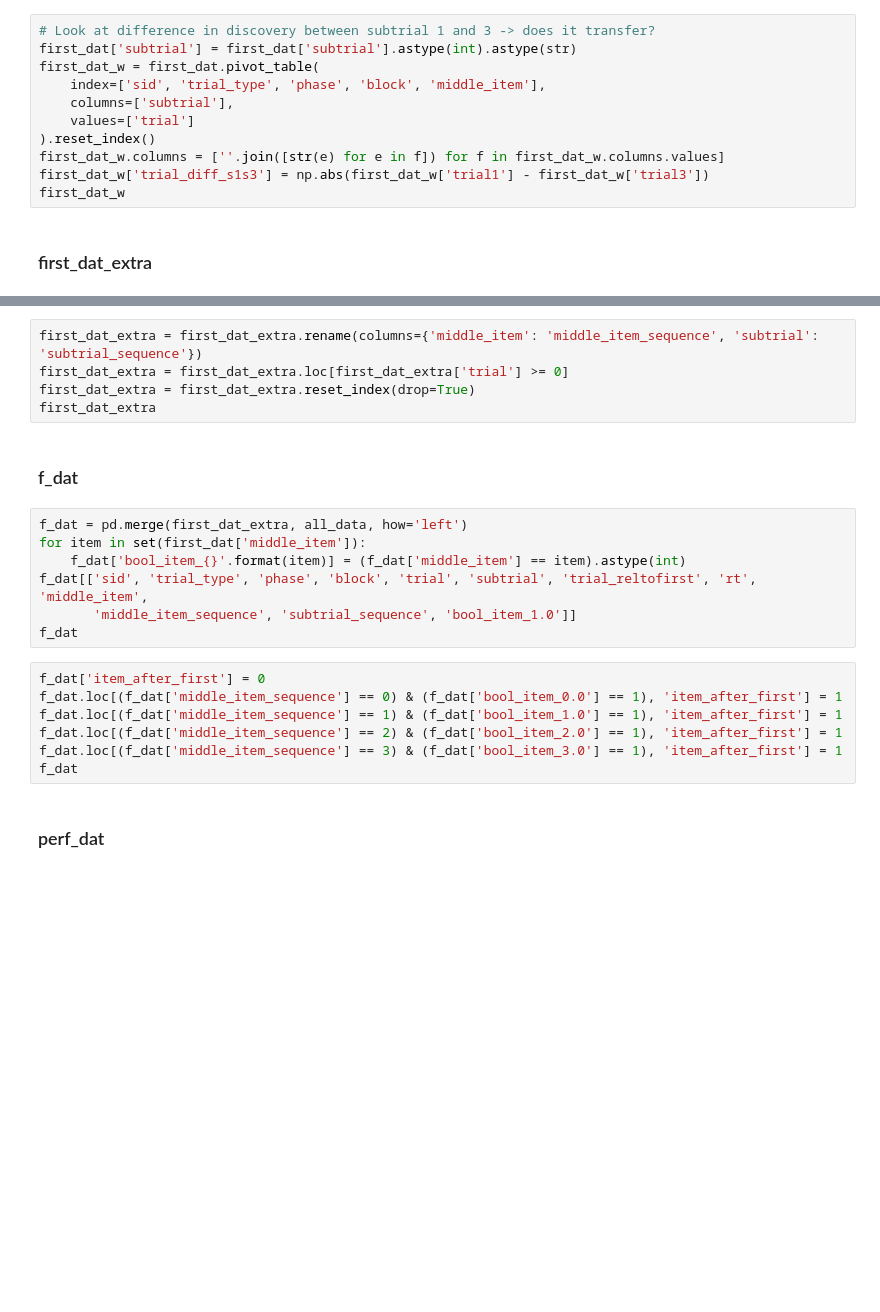
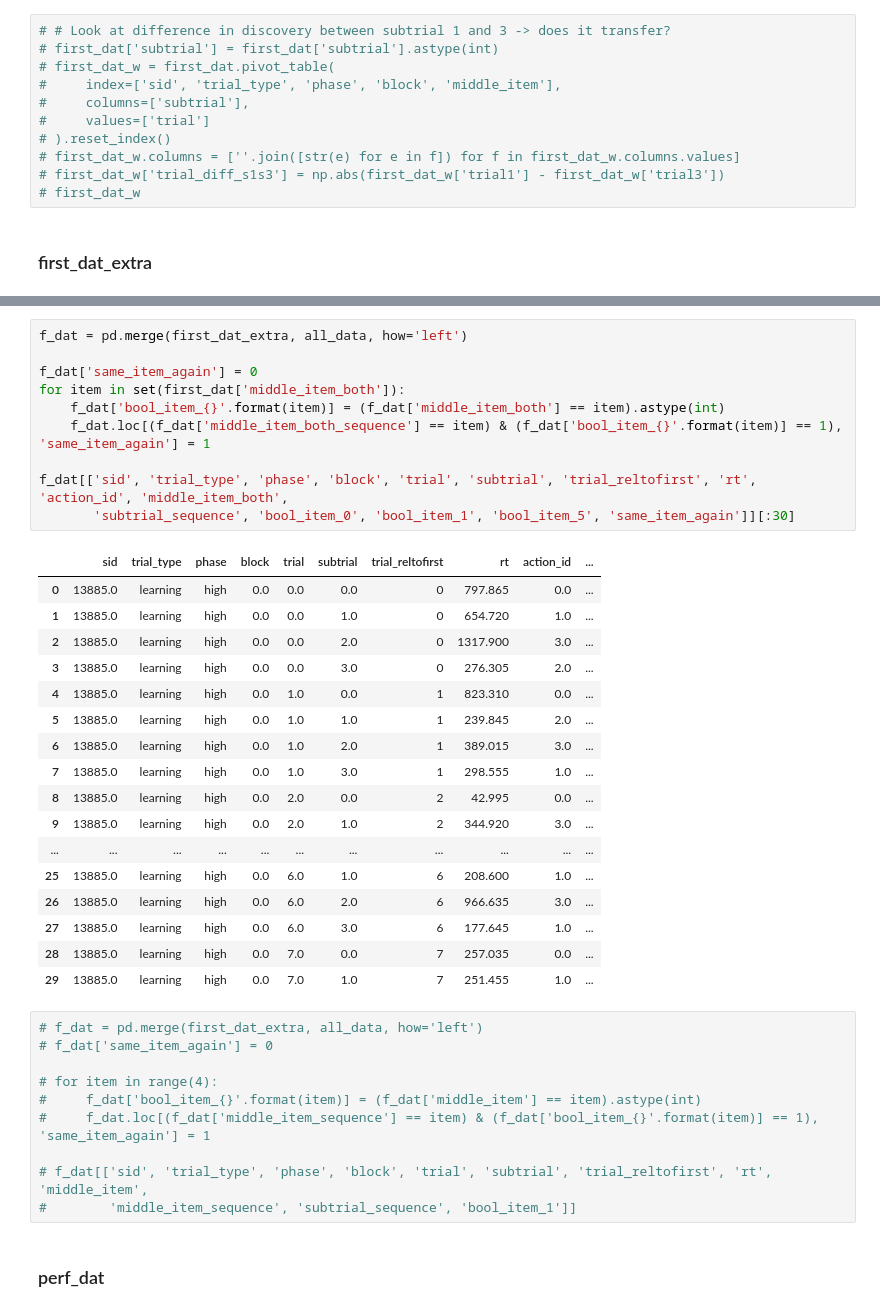
Before and after one commit to MariaEckstein/CHaRLy, a Jupyter notebook: CHaRLy_AmyData2-1.04ZoomingInOnLearningSequences.ipynb, the cells around one changed output, grey strips where cells are left out. Drawn from its saved outputs; the diff is of its cells as text; blank space fills up the shorter version.

```diff
--- a/CHaRLy_AmyData2-1.04ZoomingInOnLearningSequences.ipynb
+++ b/CHaRLy_AmyData2-1.04ZoomingInOnLearningSequences.ipynb
@@ -41,16 +247,16 @@ first_dat_high
 # %% [markdown]
 ### first_dat_w
 # %%
-# Look at difference in discovery between subtrial 1 and 3 -> does it transfer?
-first_dat['subtrial'] = first_dat['subtrial'].astype(int).astype(str)
-first_dat_w = first_dat.pivot_table(
-    index=['sid', 'trial_type', 'phase', 'block', 'middle_item'],
-    columns=['subtrial'],
-    values=['trial']
-).reset_index()
-first_dat_w.columns = [''.join([str(e) for e in f]) for f in first_dat_w.columns.values]
-first_dat_w['trial_diff_s1s3'] = np.abs(first_dat_w['trial1'] - first_dat_w['trial3'])
-first_dat_w
+# # Look at difference in discovery between subtrial 1 and 3 -> does it transfer?
+# first_dat['subtrial'] = first_dat['subtrial'].astype(int)
+# first_dat_w = first_dat.pivot_table(
+#     index=['sid', 'trial_type', 'phase', 'block', 'middle_item'],
+#     columns=['subtrial'],
+#     values=['trial']
+# ).reset_index()
+# first_dat_w.columns = [''.join([str(e) for e in f]) for f in first_dat_w.columns.values]
+# first_dat_w['trial_diff_s1s3'] = np.abs(first_dat_w['trial1'] - first_dat_w['trial3'])
+# first_dat_w
 # %% [markdown]
 ### first_dat_extra
 # %%
@@ -71,24 +277,41 @@ for row_i in range(first_dat.shape[0]):
-# %%
-first_dat_extra = first_dat_extra.rename(columns={'middle_item': 'middle_item_sequence', 'subtrial': 'subtrial_sequence'})
-first_dat_extra = first_dat_extra.loc[first_dat_extra['trial'] >= 0]
-first_dat_extra = first_dat_extra.reset_index(drop=True)
-first_dat_extra
-# %% [markdown]
-### f_dat
+# %%
+f_dat = pd.merge(first_dat_extra, all_data, how='left')
+
+f_dat['same_item_again'] = 0
+for item in set(first_dat['middle_item_both']):
+    f_dat['bool_item_{}'.format(item)] = (f_dat['middle_item_both'] == item).astype(int)
+    f_dat.loc[(f_dat['middle_item_both_sequence'] == item) & (f_dat['bool_item_{}'.format(item)] == 1), 'same_item_again'] = 1
+
+f_dat[['sid', 'trial_type', 'phase', 'block', 'trial', 'subtrial', 'trial_reltofirst', 'rt', 'action_id', 'middle_item_both',
+       'subtrial_sequence', 'bool_item_0', 'bool_item_1', 'bool_item_5', 'same_item_again']][:30]
+# %% [output]
+|  | sid | trial_type | phase | block | trial | subtrial | trial_reltofirst | rt | action_id | ... |
+| 0 | 13885.0 | learning | high | 0.0 | 0.0 | 0.0 | 0 | 797.865 | 0.0 | ... |
+| 1 | 13885.0 | learning | high | 0.0 | 0.0 | 1.0 | 0 | 654.720 | 1.0 | ... |
+| 2 | 13885.0 | learning | high | 0.0 | 0.0 | 2.0 | 0 | 1317.900 | 3.0 | ... |
+| 3 | 13885.0 | learning | high | 0.0 | 0.0 | 3.0 | 0 | 276.305 | 2.0 | ... |
+| 4 | 13885.0 | learning | high | 0.0 | 1.0 | 0.0 | 1 | 823.310 | 0.0 | ... |
+| 5 | 13885.0 | learning | high | 0.0 | 1.0 | 1.0 | 1 | 239.845 | 2.0 | ... |
+| 6 | 13885.0 | learning | high | 0.0 | 1.0 | 2.0 | 1 | 389.015 | 3.0 | ... |
+| 7 | 13885.0 | learning | high | 0.0 | 1.0 | 3.0 | 1 | 298.555 | 1.0 | ... |
+| 8 | 13885.0 | learning | high | 0.0 | 2.0 | 0.0 | 2 | 42.995 | 0.0 | ... |
+| 9 | 13885.0 | learning | high | 0.0 | 2.0 | 1.0 | 2 | 344.920 | 3.0 | ... |
+| ... | ... | ... | ... | ... | ... | ... | ... | ... | ... | ... |
+| 25 | 13885.0 | learning | high | 0.0 | 6.0 | 1.0 | 6 | 208.600 | 1.0 | ... |
+| 26 | 13885.0 | learning | high | 0.0 | 6.0 | 2.0 | 6 | 966.635 | 3.0 | ... |
+| 27 | 13885.0 | learning | high | 0.0 | 6.0 | 3.0 | 6 | 177.645 | 1.0 | ... |
+| 28 | 13885.0 | learning | high | 0.0 | 7.0 | 0.0 | 7 | 257.035 | 0.0 | ... |
+| 29 | 13885.0 | learning | high | 0.0 | 7.0 | 1.0 | 7 | 251.455 | 1.0 | ... |
 # %%
-f_dat = pd.merge(first_dat_extra, all_data, how='left')
-for item in set(first_dat['middle_item']):
-    f_dat['bool_item_{}'.format(item)] = (f_dat['middle_item'] == item).astype(int)
-f_dat[['sid', 'trial_type', 'phase', 'block', 'trial', 'subtrial', 'trial_reltofirst', 'rt', 'middle_item',
-       'middle_item_sequence', 'subtrial_sequence', 'bool_item_1.0']]
-f_dat
+# f_dat = pd.merge(first_dat_extra, all_data, how='left')
+# f_dat['same_item_again'] = 0
+
+# for item in range(4):
+#     f_dat['bool_item_{}'.format(item)] = (f_dat['middle_item'] == item).astype(int)
+#     f_dat.loc[(f_dat['middle_item_sequence'] == item) & (f_dat['bool_item_{}'.format(item)] == 1), 'same_item_again'] = 1
+
+# f_dat[['sid', 'trial_type', 'phase', 'block', 'trial', 'subtrial', 'trial_reltofirst', 'rt', 'middle_item',
+#        'middle_item_sequence', 'subtrial_sequence', 'bool_item_1']]
-# %%
-f_dat['item_after_first'] = 0
-f_dat.loc[(f_dat['middle_item_sequence'] == 0) & (f_dat['bool_item_0.0'] == 1), 'item_after_first'] = 1
-f_dat.loc[(f_dat['middle_item_sequence'] == 1) & (f_dat['bool_item_1.0'] == 1), 'item_after_first'] = 1
-f_dat.loc[(f_dat['middle_item_sequence'] == 2) & (f_dat['bool_item_2.0'] == 1), 'item_after_first'] = 1
-f_dat.loc[(f_dat['middle_item_sequence'] == 3) & (f_dat['bool_item_3.0'] == 1), 'item_after_first'] = 1
-f_dat
 # %% [markdown]
 ### perf_dat
 # %%
```
Also changed, not shown: parts of 72 cells of this notebook.
